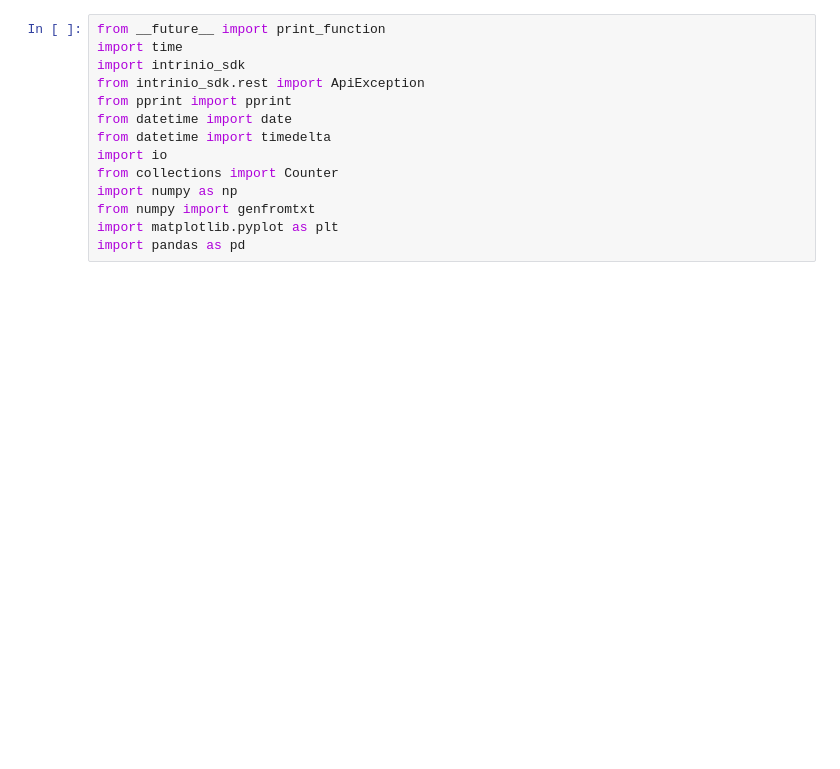
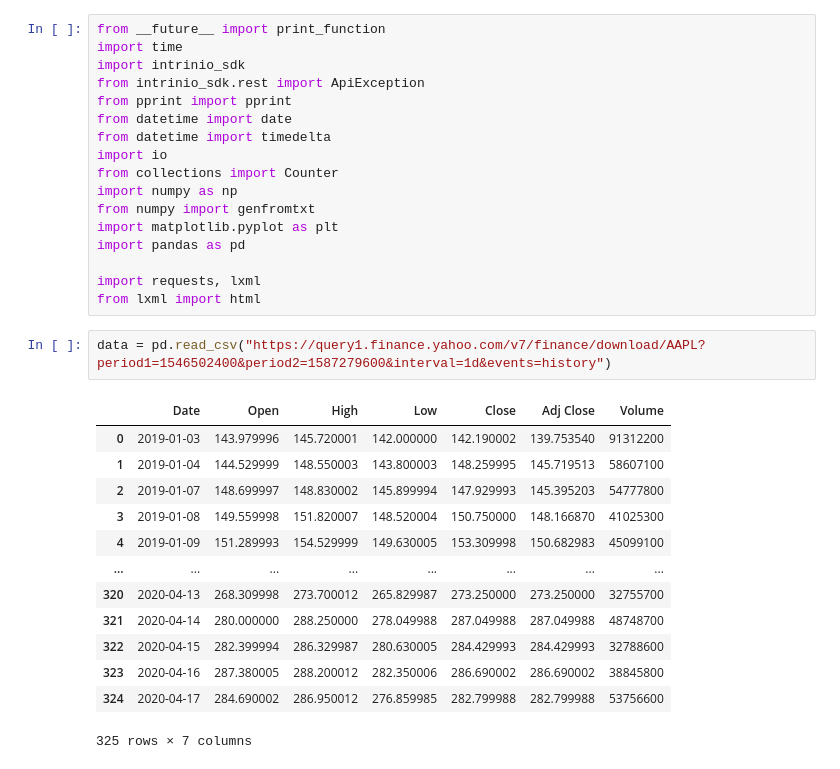
Before and after one commit to mibri/Berkeley-Investment-Group, a Jupyter notebook: Backtest+Platform.ipynb, the cells around one changed output. Drawn from its saved outputs; the diff is of its cells as text; blank space fills up the shorter version.

```diff
--- a/Backtest+Platform.ipynb
+++ b/Backtest+Platform.ipynb
@@ -12,3 +12,22 @@ import numpy as np
 from numpy import genfromtxt
 import matplotlib.pyplot as plt
 import pandas as pd
+
+import requests, lxml
+from lxml import html
+# %%
+data = pd.read_csv("https://query1.finance.yahoo.com/v7/finance/download/AAPL?period1=1546502400&period2=1587279600&interval=1d&events=history")
+# %% [output]
+|  | Date | Open | High | Low | Close | Adj Close | Volume |
+| 0 | 2019-01-03 | 143.979996 | 145.720001 | 142.000000 | 142.190002 | 139.753540 | 91312200 |
+| 1 | 2019-01-04 | 144.529999 | 148.550003 | 143.800003 | 148.259995 | 145.719513 | 58607100 |
+| 2 | 2019-01-07 | 148.699997 | 148.830002 | 145.899994 | 147.929993 | 145.395203 | 54777800 |
+| 3 | 2019-01-08 | 149.559998 | 151.820007 | 148.520004 | 150.750000 | 148.166870 | 41025300 |
+| 4 | 2019-01-09 | 151.289993 | 154.529999 | 149.630005 | 153.309998 | 150.682983 | 45099100 |
+| ... | ... | ... | ... | ... | ... | ... | ... |
+| 320 | 2020-04-13 | 268.309998 | 273.700012 | 265.829987 | 273.250000 | 273.250000 | 32755700 |
+| 321 | 2020-04-14 | 280.000000 | 288.250000 | 278.049988 | 287.049988 | 287.049988 | 48748700 |
+| 322 | 2020-04-15 | 282.399994 | 286.329987 | 280.630005 | 284.429993 | 284.429993 | 32788600 |
+| 323 | 2020-04-16 | 287.380005 | 288.200012 | 282.350006 | 286.690002 | 286.690002 | 38845800 |
+| 324 | 2020-04-17 | 284.690002 | 286.950012 | 276.859985 | 282.799988 | 282.799988 | 53756600 |
+325 rows × 7 columns
```
Also changed, not shown: parts of 4 cells of this notebook.
